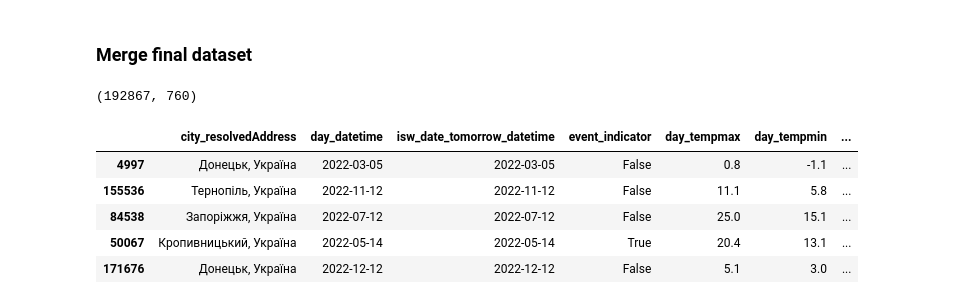
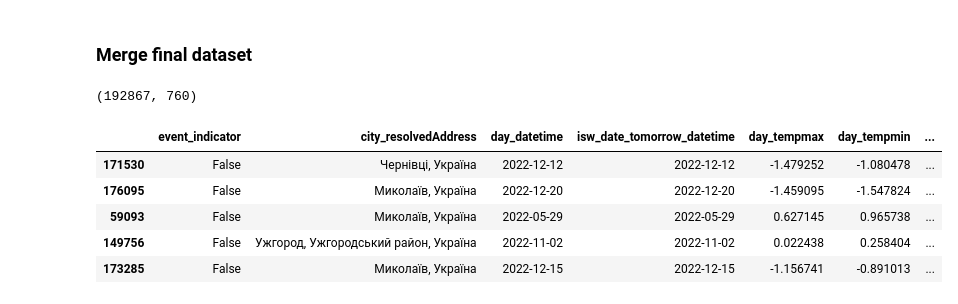
Before and after one commit to tmyroniuk/Naukma_api_project, a Jupyter notebook: 2.5. Data Preprocessing Part 2.ipynb, the cells around one changed output. Cells and saved outputs as stored; diff of their text form; code cells hidden in the pictures.

```diff
--- a/2.5. Data Preprocessing Part 2.ipynb
+++ b/2.5. Data Preprocessing Part 2.ipynb
@@ -159,24 +161,27 @@ print(df_tfidf_vector.shape)
 # %%
 # Merge weather events dataset with yesterday report tfidf matrix (takes 2m to execute)
 df_final = df_weather_events.merge(df_tfidf_vector.add_prefix("isw_"),
                                     how="inner",
                                     left_on="day_datetime",
                                     right_on="isw_date_tomorrow_datetime")
 
-# Reorder columns
-df_final.insert(2, 'isw_date_tomorrow_datetime', df_final.pop('isw_date_tomorrow_datetime'))
-df_final.insert(3, 'event_indicator', df_final.pop('event_indicator'))
+# Normalize
+scaler = StandardScaler()
+df_float_values = df_final.drop(['event_indicator', 'city_resolvedAddress', 'day_datetime', 'isw_date_tomorrow_datetime'], axis=1)
+float_values_scaled = scaler.fit_transform(df_float_values.to_numpy())
+df_fload_values_scaled = pd.DataFrame(float_values_scaled, columns=df_float_values.columns)
+df_final = pd.concat([df_final[['event_indicator', 'city_resolvedAddress', 'day_datetime', 'isw_date_tomorrow_datetime']], df_fload_values_scaled], axis=1)
 
 print(df_final.shape)
 df_final.sample(5)
 # %% [output]
 (192867, 760)
-|  | city_resolvedAddress | day_datetime | isw_date_tomorrow_datetime | event_indicator | day_tempmax | day_tempmin | ... |
-| 4997 | Донецьк, Україна | 2022-03-05 | 2022-03-05 | False | 0.8 | -1.1 | ... |
-| 155536 | Тернопіль, Україна | 2022-11-12 | 2022-11-12 | False | 11.1 | 5.8 | ... |
-| 84538 | Запоріжжя, Україна | 2022-07-12 | 2022-07-12 | False | 25.0 | 15.1 | ... |
-| 50067 | Кропивницький, Україна | 2022-05-14 | 2022-05-14 | True | 20.4 | 13.1 | ... |
-| 171676 | Донецьк, Україна | 2022-12-12 | 2022-12-12 | False | 5.1 | 3.0 | ... |
+|  | event_indicator | city_resolvedAddress | day_datetime | isw_date_tomorrow_datetime | day_tempmax | day_tempmin | ... |
+| 171530 | False | Чернівці, Україна | 2022-12-12 | 2022-12-12 | -1.479252 | -1.080478 | ... |
+| 176095 | False | Миколаїв, Україна | 2022-12-20 | 2022-12-20 | -1.459095 | -1.547824 | ... |
+| 59093 | False | Миколаїв, Україна | 2022-05-29 | 2022-05-29 | 0.627145 | 0.965738 | ... |
+| 149756 | False | Ужгород, Ужгородський район, Україна | 2022-11-02 | 2022-11-02 | 0.022438 | 0.258404 | ... |
+| 173285 | False | Миколаїв, Україна | 2022-12-15 | 2022-12-15 | -1.156741 | -0.891013 | ... |
 # %%
 # Save final dataset
 with open(f"{PROCESSED_DATA_FOLDER}/{OUTPUT_DATA_FILE}.pkl", 'wb') as handle:
```
Also changed, not shown: parts of 3 cells of this notebook.
